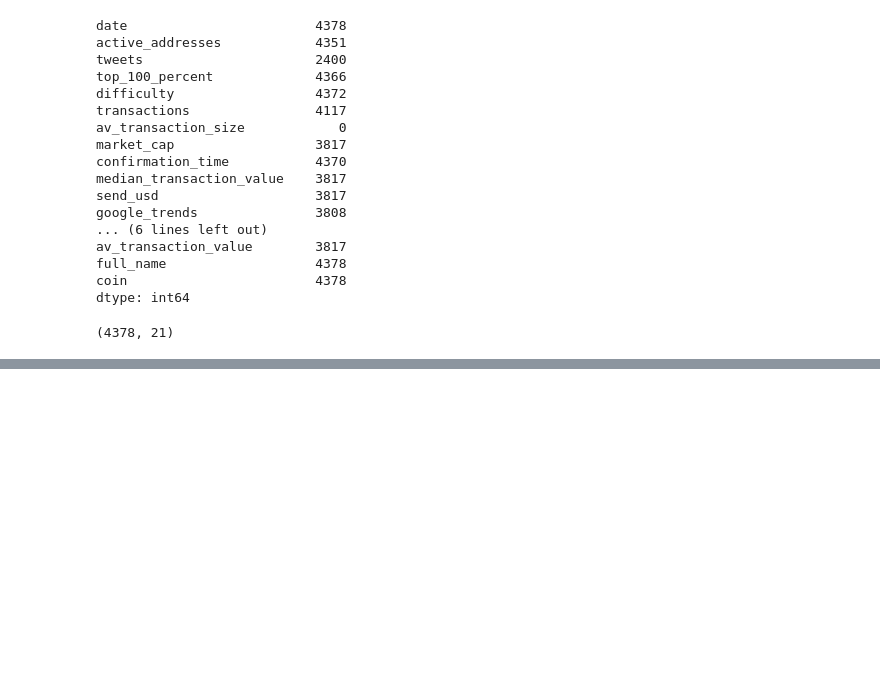
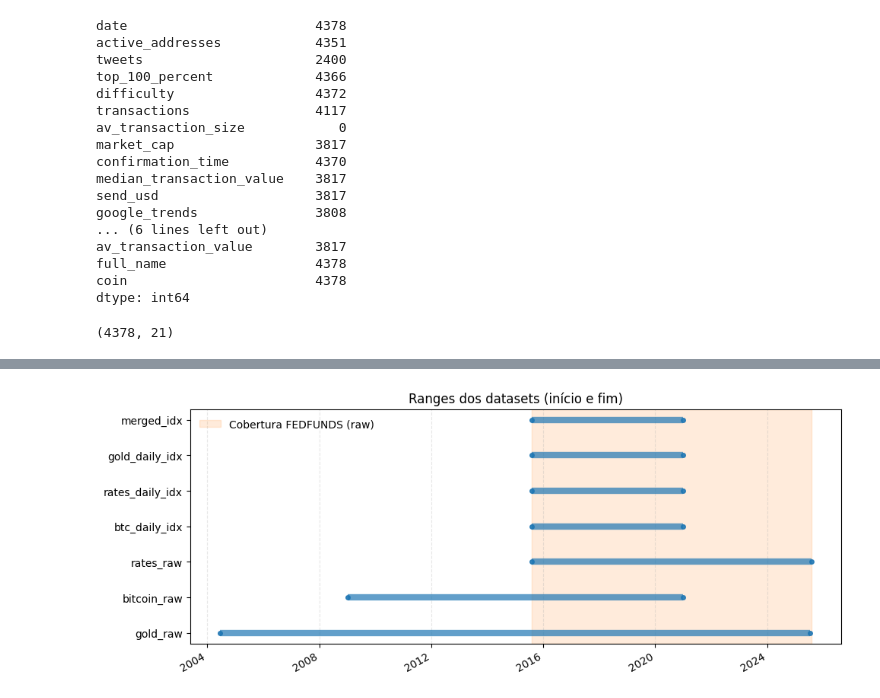
Before and after one commit to jose-fernando-1/Cryptocurrency, a Jupyter notebook: notebooks/Pre-processing.ipynb, the cells around one changed output, grey strips where cells are left out. Saved outputs shown, nothing was run; the diff lists cells and outputs as text; code cells hidden in the pictures; blank space fills up the shorter version.

Commit message:
Pre-processing done + merged dataset

```diff
--- a/notebooks/Pre-processing.ipynb
+++ b/notebooks/Pre-processing.ipynb
@@ -10,8 +5,9 @@ from sklearn.metrics import mean_absolute_error, r2_score
 # %% [markdown]
 # Pre-processing
 # %%
-df_bitcoin = pd.read_csv("../data/bitcoin.csv", na_values=["null", ""], keep_default_na=True, index_col=0)
-df_rates = pd.read_csv("../data/FEDFUNDS.csv")
+df_bitcoin = pd.read_csv("../data/bitcoin.csv", na_values=["null", ""], keep_default_na=True, index_col=0, parse_dates=["date"])
+df_rates = pd.read_csv("../data/FEDFUNDS.csv", parse_dates=["observation_date"])
+df_gold = pd.read_csv("../data/gold_5min.csv", sep=";", parse_dates=["Date"])
 # %%
 df_bitcoin.columns.values
 # %% [output]
@@ -112,18 +122,14 @@ dtype: int64
 df_bitcoin.shape
 # %% [output]
 (4378, 21)
-# %%
-target_col = 'send_usd'
-df_bitcoin[target_col] = pd.to_numeric(df_bitcoin[target_col], errors='coerce')
 # %%
-df_bitcoin['date'] = pd.to_datetime(df_bitcoin['date'])
 df_bitcoin = df_bitcoin.sort_values('date').reset_index(drop=True)
 df_bitcoin['tweets'] = df_bitcoin['tweets'].fillna(0)
 df_bitcoin['google_trends'] = df_bitcoin['google_trends'].fillna(0)
-daily_range = pd.date_range(df_bitcoin['date'].min(), df_bitcoin['date'].max(), freq='D')
+start = max(df_bitcoin['date'].min(), df_rates['observation_date'].min(), df_gold['Date'].min())
+end   = min(df_bitcoin['date'].max(), df_rates['observation_date'].max(), df_gold['Date'].max())
+daily_range = pd.date_range(start, end, freq='D')
 
-df_rates['observation_date'] = pd.to_datetime(df_rates['observation_date'])
 df_rates = df_rates.sort_values('observation_date').reset_index(drop=True)
 df_rates = df_rates.rename(columns={'observation_date': 'date'})
-df_rates['FEDFUNDS'] = pd.to_numeric(df_rates['FEDFUNDS'], errors='coerce')
 # %%
@@ -143,5 +172,5 @@ df_rates_daily['FEDFUNDS'] = df_rates_daily['FEDFUNDS'].ffill()
 # %%
-df_merged = df_btc_daily.join(df_rates_daily['FEDFUNDS'])
+df_merged = df_btc_daily.join([df_rates_daily['FEDFUNDS'], df_gold_daily])
 # %%
 df_merged[target_col] = pd.to_numeric(df_merged[target_col], errors='coerce')
 df_merged = df_merged[(df_merged[target_col].notna()) & (df_merged[target_col] > 0)]
@@ -154,0 +212,63 @@ present_feats = [c for c in candidate_features if c in df_merged.columns]
+# %%
+# python
+def _col_or(df, candidates):
+    for c in candidates:
+        if c in df.columns:
+            return c
+    raise KeyError(f"Nenhuma das colunas {candidates} foi encontrada em {list(df.columns)}")
+
+btc_date_col = _col_or(df_bitcoin, ['date'])
+rates_date_col = _col_or(df_rates, ['date', 'observation_date'])
+gold_date_col = _col_or(df_gold, ['Date', 'date'])
+
+ranges = []
+
+def add_range(name, idx, n_rows=None):
+    start, end = pd.to_datetime(idx.min()), pd.to_datetime(idx.max())
+    n_days = (end.normalize() - start.normalize()).days + 1
+    ranges.append((name, start, end, n_days, n_rows if n_rows is not None else len(idx)))
+
+add_range('bitcoin_raw', df_bitcoin[btc_date_col], len(df_bitcoin))
+add_range('rates_raw', df_rates[rates_date_col], len(df_rates))
+add_range('gold_raw', df_gold[gold_date_col], len(df_gold))
+
+add_range('btc_daily_idx', df_btc_daily.index)
+add_range('rates_daily_idx', df_rates_daily.index)
+add_range('gold_daily_idx', df_gold_daily.index)
+add_range('merged_idx', df_merged.index, len(df_merged))
+
+ranges_df = pd.DataFrame(ranges, columns=['dataset', 'start', 'end', 'days', 'rows']).sort_values('start')
+print("Ranges por dataset:")
+print(ranges_df.to_string(index=False))
+
+first_rate = pd.to_datetime(df_rates[rates_date_col].min())
+last_rate  = pd.to_datetime(df_rates[rates_date_col].max())
+print("\nCobertura FEDFUNDS (dados mensais originais):")
+print(f"  FEDFUNDS começa em: {first_rate.date()}  | termina em: {last_rate.date()}")
+
+n_total = len(df_merged)
+n_nan = df_merged['FEDFUNDS'].isna().sum()
+print(f"\nNo merge: {n_nan} NaNs em FEDFUNDS de {n_total} linhas")
+
+mask_before = (df_merged.index < first_rate) & df_merged['FEDFUNDS'].isna()
+mask_after  = (df_merged.index > last_rate) & df_merged['FEDFUNDS'].isna()
+print(f"  NaNs antes do primeiro FEDFUNDS: {mask_before.sum()}")
+print(f"  NaNs após o último FEDFUNDS:    {mask_after.sum()}")
+
+fig, ax = plt.subplots(figsize=(10, 0.5 + 0.5*len(ranges_df)))
+ypos = np.arange(len(ranges_df))
+ax.set_yticks(ypos)
+ax.set_yticklabels(ranges_df['dataset'])
+
+for i, row in enumerate(ranges_df.itertuples(index=False)):
+    ax.hlines(y=i, xmin=row.start, xmax=row.end, color='tab:blue', linewidth=6, alpha=0.7)
+    ax.plot([row.start, row.end], [i, i], 'o', color='tab:blue', alpha=0.9, markersize=4)
+
+ax.axvspan(first_rate, last_rate, color='tab:orange', alpha=0.15, label='Cobertura FEDFUNDS (raw)')
+ax.grid(axis='x', linestyle='--', alpha=0.3)
+ax.set_title('Ranges dos datasets (início e fim)')
+ax.legend(loc='upper left', frameon=False)
+fig.autofmt_xdate()
+plt.tight_layout()
+plt.show()
+# %% [output]
@@ -154,0 +291 @@ present_feats = [c for c in candidate_features if c in df_merged.columns]
+[figure, added]
```
Also changed, not shown: parts of 16 cells of this notebook, 1 other file.
